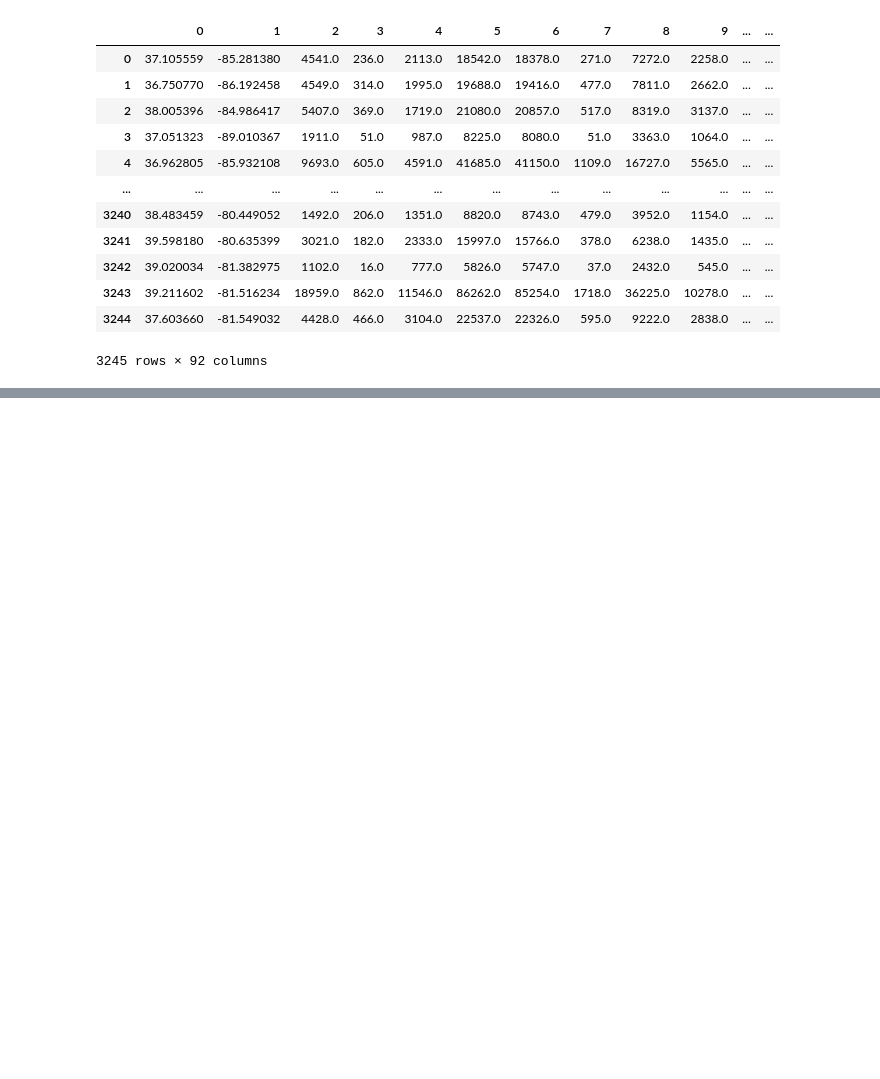
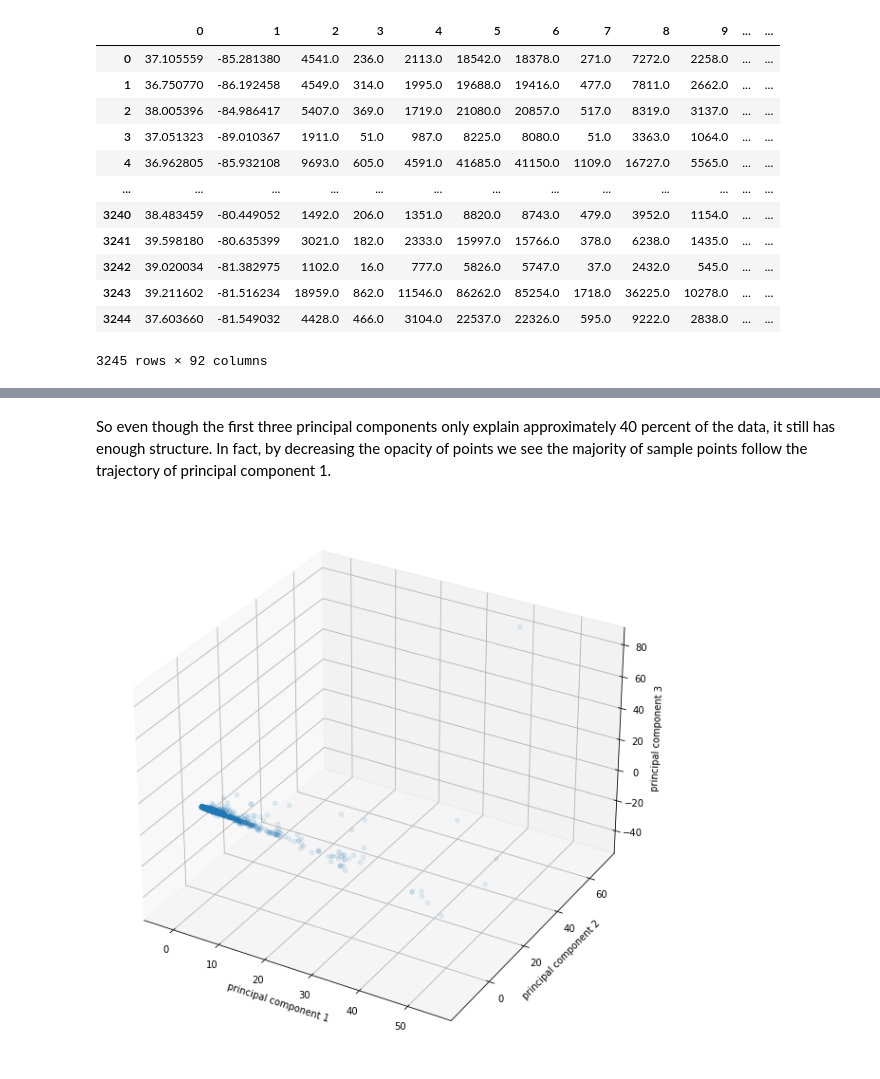
Before and after one commit to kper220/21-MTH600-Final, a Jupyter notebook: opioid crisis analysis.ipynb, the cells around one changed output, grey strips where cells are left out. Saved outputs shown, nothing was run; the diff lists cells and outputs as text; code cells hidden in the pictures; blank space fills up the shorter version.

```diff
--- a/opioid crisis analysis.ipynb
+++ b/opioid crisis analysis.ipynb
@@ -591,0 +663,17 @@ array([2.66588449e+02, 1.21846628e+02, 1.06941312e+02, 9.09359806e+01,
+# %% [markdown]
+So even though the first three principal components only explain approximately 40 percent of the data, it still has enough structure. In fact, by decreasing the opacity of points we see the majority of sample points follow the trajectory of principal component 1.
+# %%
+fig = plt.figure(figsize=(8, 8))
+ax = Axes3D(fig)
+
+xx = principalDf['principal component 1']
+yy = principalDf['principal component 2']
+zz = principalDf['principal component 3']
+
+ax.scatter(xx, yy, zz, alpha=.1)
+ax.set_xlabel('principal component 1')
+ax.set_ylabel('principal component 2')
+ax.set_zlabel('principal component 3')
+plt.show()
+# %% [output]
+[figure, added]
```
Also changed, not shown: parts of 76 cells of this notebook.
